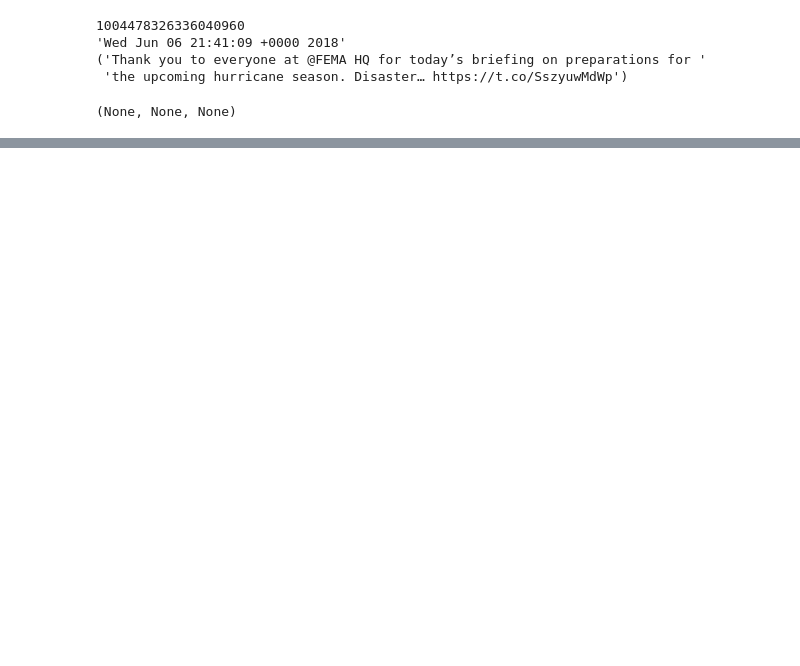
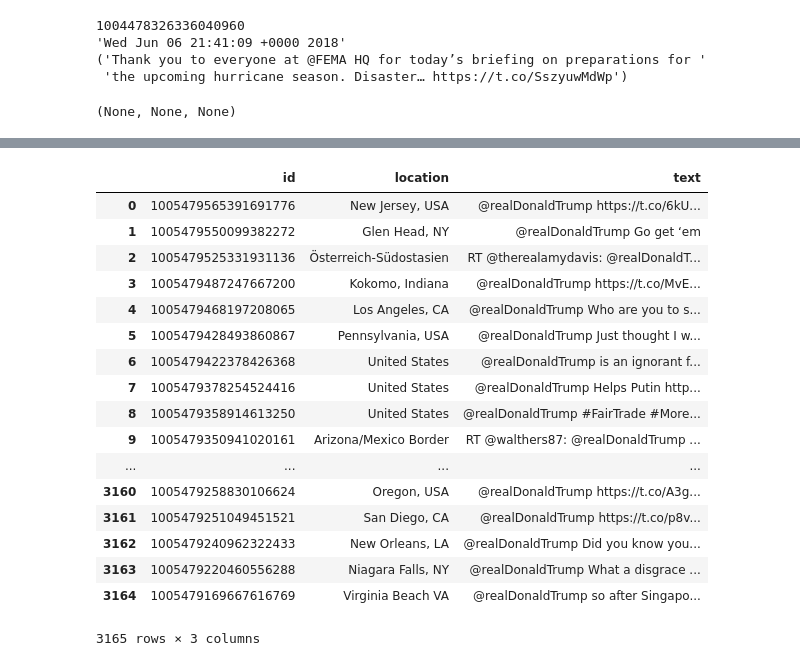
Before and after one commit to rkagathi/PyriteProject, a Jupyter notebook: Cleaning Data - US President & Vice President.ipynb, the cells around one changed output, grey strips where cells are left out. Cells and saved outputs as stored; diff of their text form; code cells hidden in the pictures; blank space fills up the shorter version.

```diff
--- a/Cleaning Data - US President & Vice President.ipynb
+++ b/Cleaning Data - US President & Vice President.ipynb
@@ -82,12 +69,12 @@ for i, tweet in enumerate(public_tweets):
     replies_list = []
     orginal_tweet = tweet.get('id')
 
-    replies = api.search(q='to:@realDonaldTrump',since_id=tweet.get('id'),count=100,geocode='39.213780,-99.504832,2000mi')
+    replies = api.search(q='to:@realDonaldTrump',since_id=tweet.get('id'),count=100,geocode='41.8781,-87.6298,2000mi')
     while len(replies.get('statuses')) > 0 and replies.get('statuses')[0].get('id') > original_tweet:
         for reply in replies["statuses"]:
-            if reply.get('coordinates') != None:
-                replies_list.append(reply)
-        replies = api.search(q='to:@realDonaldTrump',since_id=reply.get('id'), count=100,geocode='39.213780,-99.504832,2000mi')
+#             if reply.get('coordinates') != None:
+            replies_list.append(reply)
+        replies = api.search(q='to:@realDonaldTrump',since_id=reply.get('id'), count=100,geocode='41.8781,-87.6298,2000mi')
         original_tweet = reply.get('id')
         if (len(replies_list) > 4000):
             break
@@ -135,0 +124,30 @@ for reply in replies_list:
+# %%
+flat_replies = []
+for reply in replies_list:
+    if len(reply.get('user').get('location')) > 0:
+        reply_dict = {'id': reply.get('id'),
+                    'text' : reply.get('text'),
+                    'location': reply.get('user').get('location')}
+        flat_replies.append(reply_dict)
+# %%
+replies_df = pd.DataFrame(flat_replies)
+replies_df
+# %% [output]
+|  | id | location | text |
+| 0 | 1005479565391691776 | New Jersey, USA | @realDonaldTrump https://t.co/6kU... |
+| 1 | 1005479550099382272 | Glen Head, NY | @realDonaldTrump Go get ‘em |
+| 2 | 1005479525331931136 | Österreich-Südostasien | RT @therealamydavis: @realDonaldT... |
+| 3 | 1005479487247667200 | Kokomo, Indiana | @realDonaldTrump https://t.co/MvE... |
+| 4 | 1005479468197208065 | Los Angeles, CA | @realDonaldTrump Who are you to s... |
+| 5 | 1005479428493860867 | Pennsylvania, USA | @realDonaldTrump Just thought I w... |
+| 6 | 1005479422378426368 | United States | @realDonaldTrump is an ignorant f... |
+| 7 | 1005479378254524416 | United States | @realDonaldTrump Helps Putin http... |
+| 8 | 1005479358914613250 | United States | @realDonaldTrump #FairTrade #More... |
+| 9 | 1005479350941020161 | Arizona/Mexico Border | RT @walthers87: @realDonaldTrump ... |
+| ... | ... | ... | ... |
+| 3160 | 1005479258830106624 | Oregon, USA | @realDonaldTrump https://t.co/A3g... |
+| 3161 | 1005479251049451521 | San Diego, CA | @realDonaldTrump https://t.co/p8v... |
+| 3162 | 1005479240962322433 | New Orleans, LA | @realDonaldTrump Did you know you... |
+| 3163 | 1005479220460556288 | Niagara Falls, NY | @realDonaldTrump What a disgrace ... |
+| 3164 | 1005479169667616769 | Virginia Beach VA | @realDonaldTrump so after Singapo... |
+3165 rows × 3 columns
```
Also changed, not shown: parts of 10 cells of this notebook.
